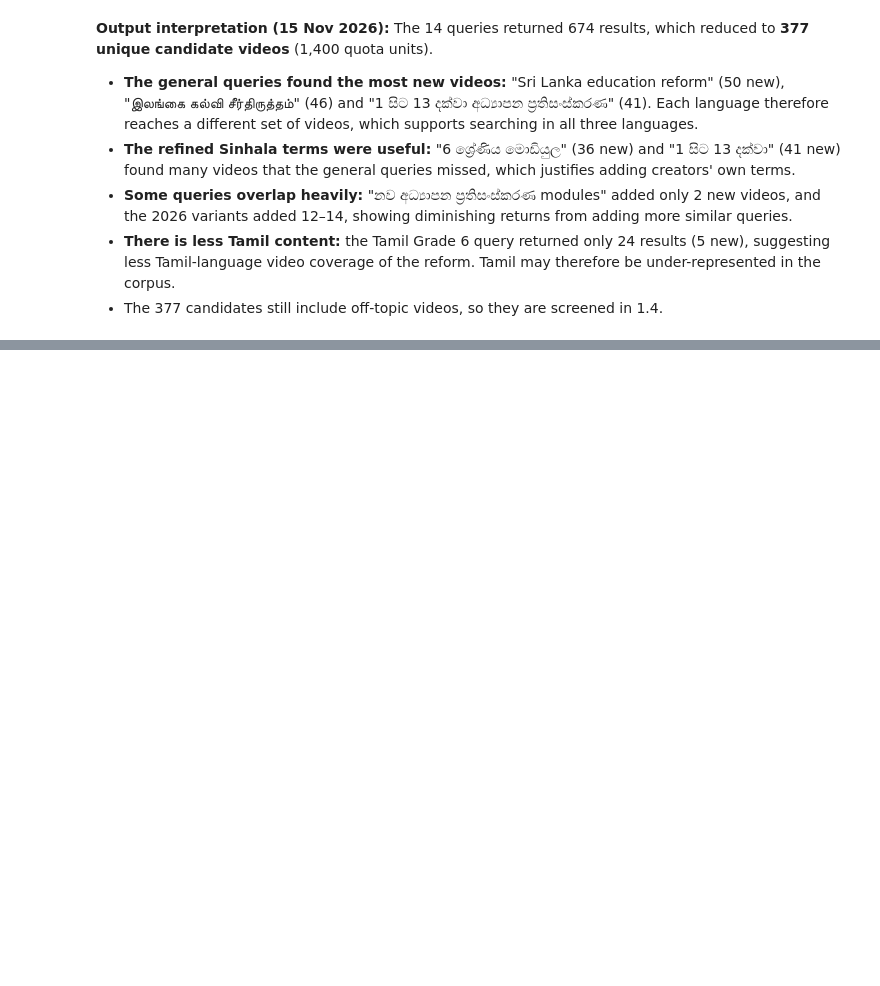
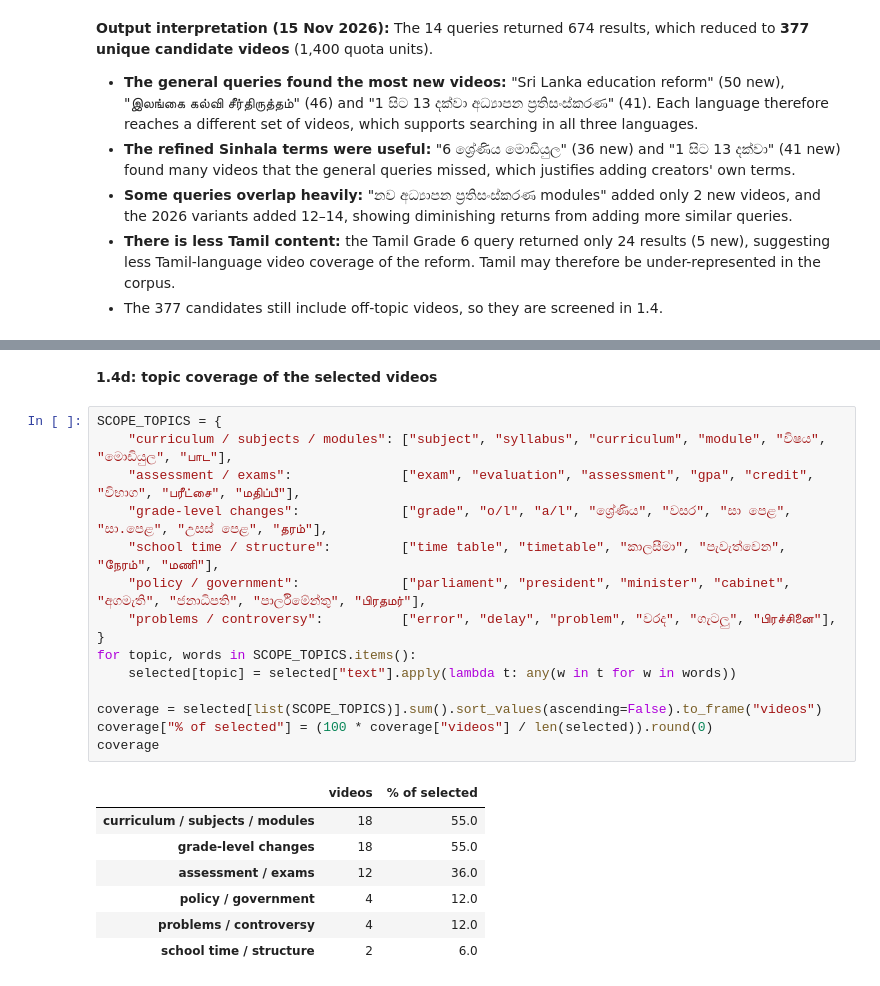
Before and after one commit to SiyumiJayawardhane/sl-edu-reform-voices, a Jupyter notebook: Solution_2410215.ipynb, the cells around one changed output, grey strips where cells are left out. Saved outputs shown, nothing was run; the diff lists cells and outputs as text; blank space fills up the shorter version.

```diff
--- a/Solution_2410215.ipynb
+++ b/Solution_2410215.ipynb
@@ -214,0 +343,25 @@ print(len(found), "unique candidate videos | quota used:", QUOTA_USED)
+# %% [markdown]
+**1.4d: topic coverage of the selected videos**
+# %%
+SCOPE_TOPICS = {
+    "curriculum / subjects / modules": ["subject", "syllabus", "curriculum", "module", "විෂය", "මොඩියුල", "பாட"],
+    "assessment / exams":              ["exam", "evaluation", "assessment", "gpa", "credit", "විභාග", "பரீட்சை", "மதிப்பீ"],
+    "grade-level changes":             ["grade", "o/l", "a/l", "ශ්‍රේණිය", "වසර", "සා පෙළ", "සා.පෙළ", "උසස් පෙළ", "தரம்"],
+    "school time / structure":         ["time table", "timetable", "කාලසීමා", "පැවැත්වෙන", "நேரம்", "மணி"],
+    "policy / government":             ["parliament", "president", "minister", "cabinet", "අගමැති", "ජනාධිපති", "පාර්ලිමේන්තු", "பிரதமர்"],
+    "problems / controversy":          ["error", "delay", "problem", "වරද", "ගැටලු", "பிரச்சினை"],
+}
+for topic, words in SCOPE_TOPICS.items():
+    selected[topic] = selected["text"].apply(lambda t: any(w in t for w in words))
+
+coverage = selected[list(SCOPE_TOPICS)].sum().sort_values(ascending=False).to_frame("videos")
+coverage["% of selected"] = (100 * coverage["videos"] / len(selected)).round(0)
+coverage
+# %% [output]
+|  | videos | % of selected |
+| curriculum / subjects / modules | 18 | 55.0 |
+| grade-level changes | 18 | 55.0 |
+| assessment / exams | 12 | 36.0 |
+| policy / government | 4 | 12.0 |
+| problems / controversy | 4 | 12.0 |
+| school time / structure | 2 | 6.0 |
```
Also changed, not shown: parts of 8 cells of this notebook.
